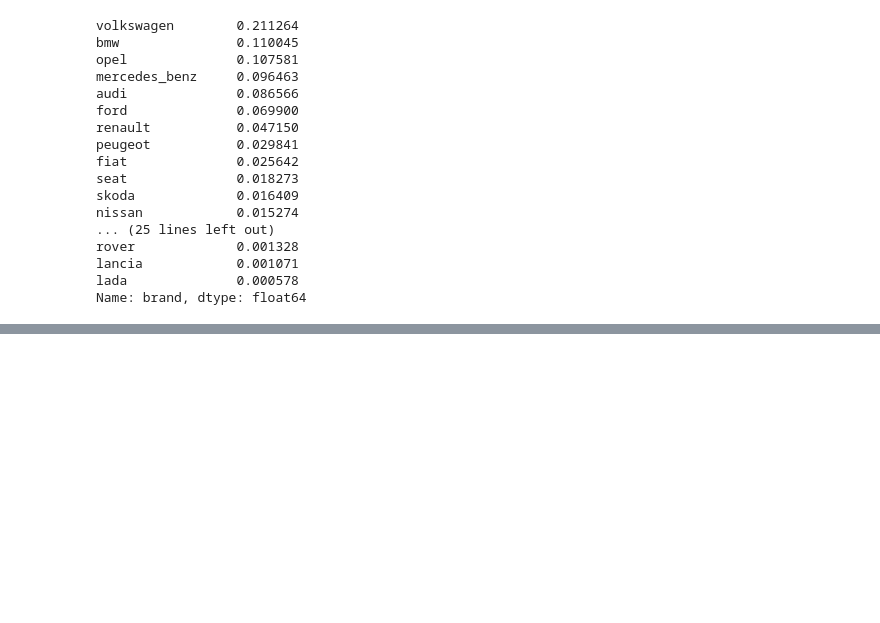
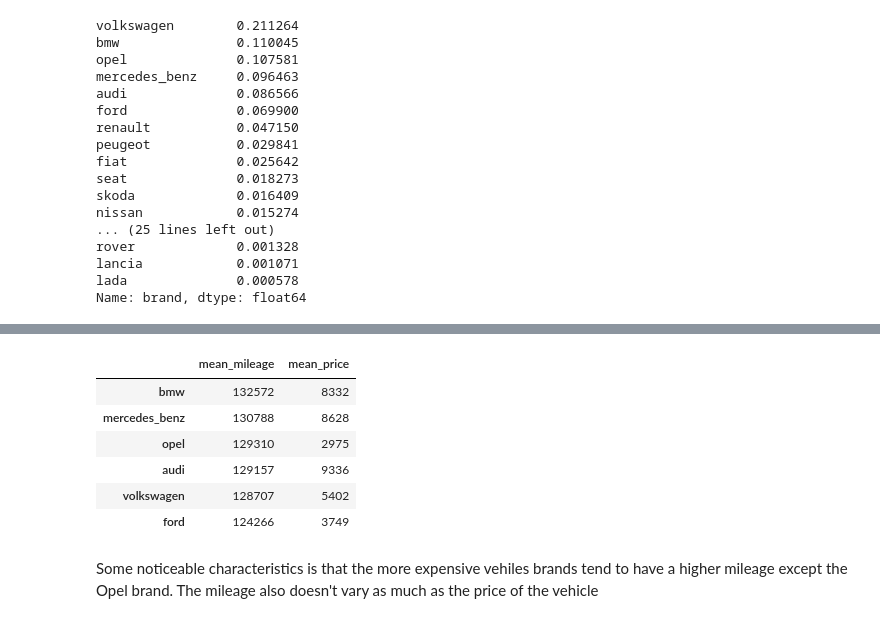
Before and after one commit to 3liud/Exploring-Ebay-Car-Sales-Data, a Jupyter notebook: Basics.ipynb, the cells around one changed output, grey strips where cells are left out. Cells and saved outputs as stored; diff of their text form; code cells hidden in the pictures; blank space fills up the shorter version.

```diff
--- a/Basics.ipynb
+++ b/Basics.ipynb
@@ -565,0 +574,8 @@ Volkswagen is the most popular of the vehicles and it is approximately double th
+# %%
+brand_avg_price = {}
+for brands in most_popular_brands:
+    brand_only = autos[autos['brand'] == brands]
+    mean_price = brand_only['price'].mean()
+    brand_avg_price[brands] = int(mean_price)
+
+brand_avg_price
@@ -565,0 +593,9 @@ Volkswagen is the most popular of the vehicles and it is approximately double th
+# %%
+brand_avg_mileage = {}
+
+for brands in most_popular_brands:
+    brand_only = autos[autos['brand'] == brands]
+    mean_mileage = brand_only['odometer_km'].mean()
+    brand_avg_mileage[brands] = int(mean_mileage)
+
+brand_avg_mileage
@@ -565,0 +609,6 @@ Volkswagen is the most popular of the vehicles and it is approximately double th
+# %%
+mean_mileage = pd.Series(brand_avg_mileage).sort_values(ascending = False)
+mean_price = pd.Series(brand_avg_price).sort_values(ascending = False)
+# %%
+top_brands_info = pd.DataFrame(mean_mileage, columns = ['mean_mileage'])
+top_brands_info
@@ -565,0 +623,13 @@ Volkswagen is the most popular of the vehicles and it is approximately double th
+# %%
+top_brands_info['mean_price'] = mean_price
+top_brands_info
+# %% [output]
+|  | mean_mileage | mean_price |
+| bmw | 132572 | 8332 |
+| mercedes_benz | 130788 | 8628 |
+| opel | 129310 | 2975 |
+| audi | 129157 | 9336 |
+| volkswagen | 128707 | 5402 |
+| ford | 124266 | 3749 |
+# %% [markdown]
+Some noticeable characteristics is that the more expensive vehiles brands tend to have a higher mileage except the Opel brand. The mileage also doesn't vary as much as the price of the vehicle
```
Also changed, not shown: parts of 6 cells of this notebook.
